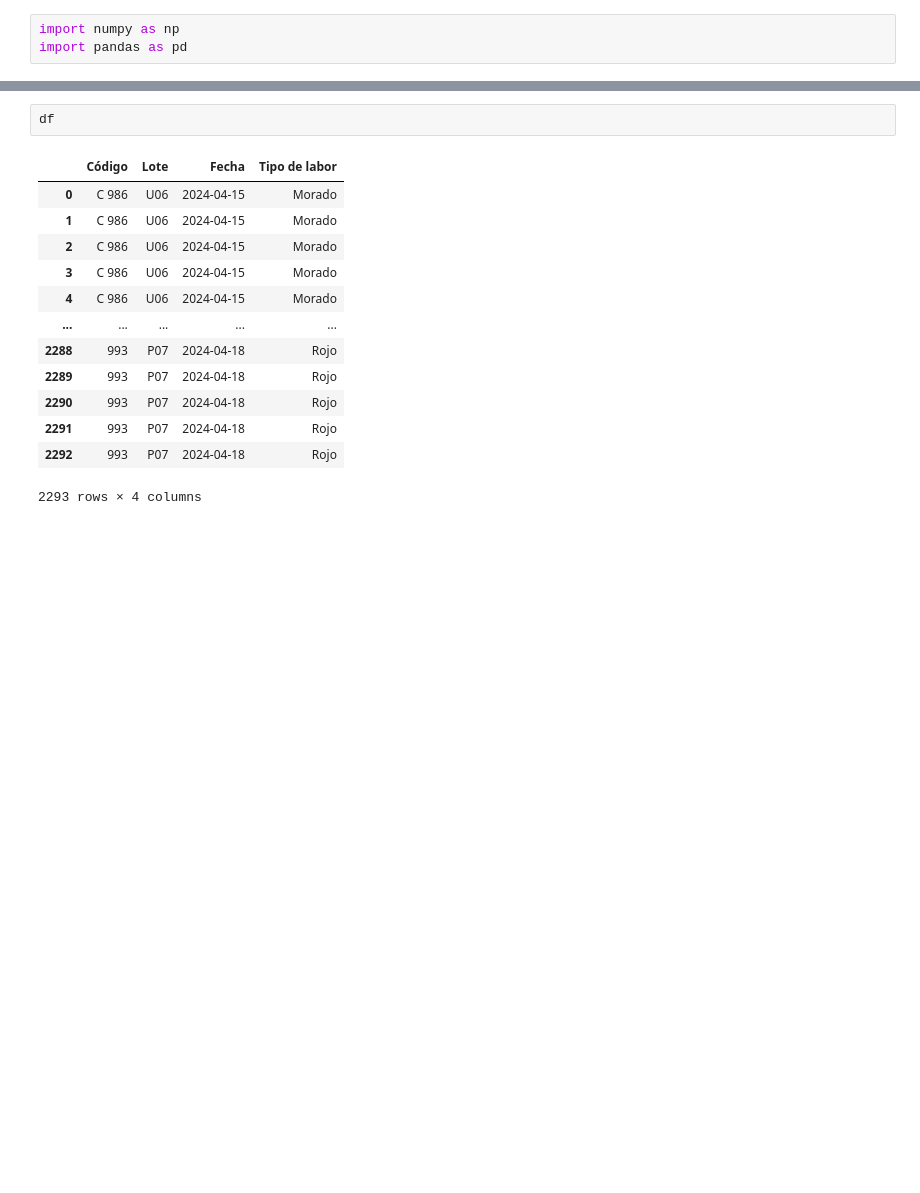
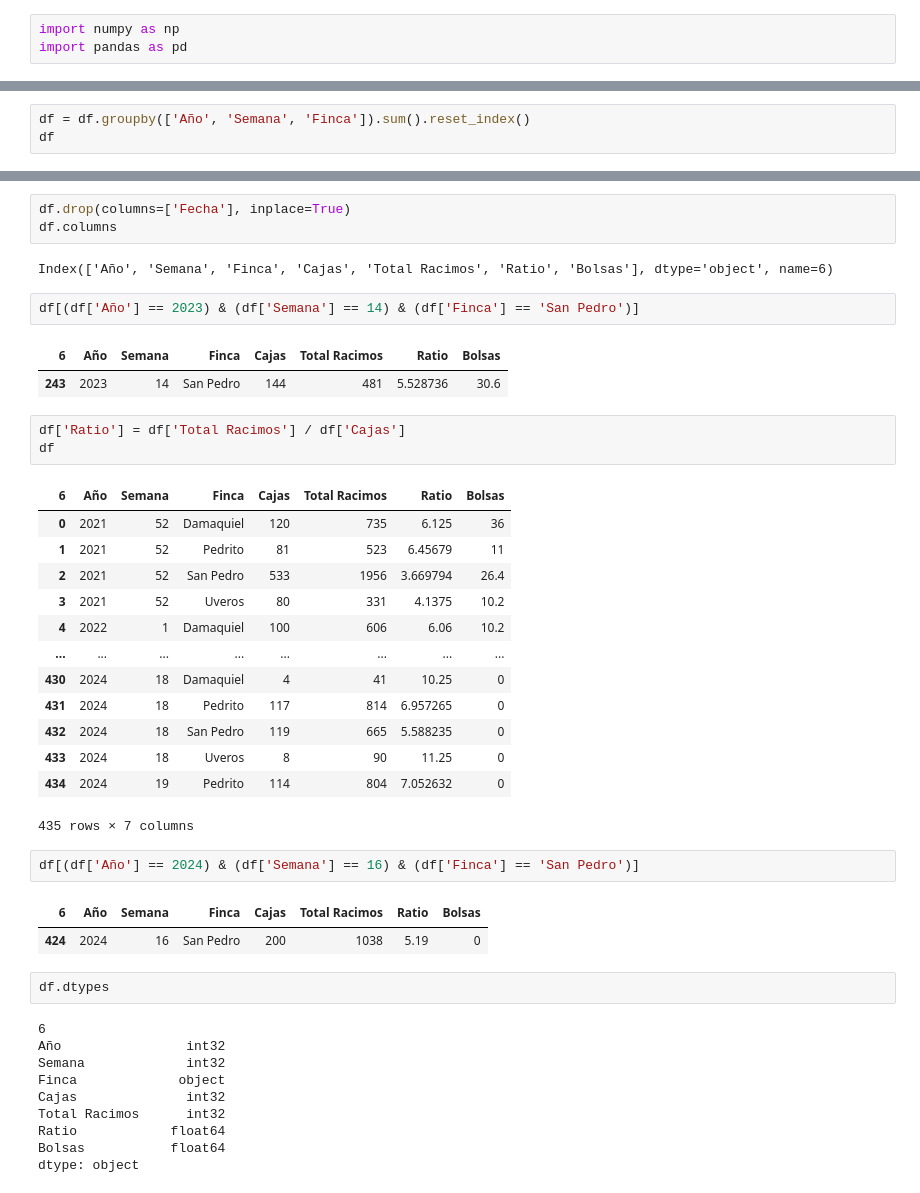
Before and after one commit to xd-mau5/zomac_data, a Jupyter notebook: prueba.ipynb, the cells around one changed output, grey strips where cells are left out. Drawn from its saved outputs; the diff is of its cells as text; blank space fills up the shorter version.

```diff
--- a/prueba.ipynb
+++ b/prueba.ipynb
@@ -107,0 +106,3 @@ dtype: object
+# %%
+df = df.groupby(['Año', 'Semana', 'Finca']).sum().reset_index()
+df
@@ -108,16 +123,44 @@ dtype: object
+# %%
+df.drop(columns=['Fecha'], inplace=True)
+df.columns
+# %% [output]
+Index(['Año', 'Semana', 'Finca', 'Cajas', 'Total Racimos', 'Ratio', 'Bolsas'], dtype='object', name=6)
+# %%
+df[(df['Año'] == 2023) & (df['Semana'] == 14) & (df['Finca'] == 'San Pedro')]
+# %% [output]
+| 6 | Año | Semana | Finca | Cajas | Total Racimos | Ratio | Bolsas |
+| 243 | 2023 | 14 | San Pedro | 144 | 481 | 5.528736 | 30.6 |
+# %%
+df['Ratio'] = df['Total Racimos'] / df['Cajas']
+df
+# %% [output]
+| 6 | Año | Semana | Finca | Cajas | Total Racimos | Ratio | Bolsas |
+| 0 | 2021 | 52 | Damaquiel | 120 | 735 | 6.125 | 36 |
+| 1 | 2021 | 52 | Pedrito | 81 | 523 | 6.45679 | 11 |
+| 2 | 2021 | 52 | San Pedro | 533 | 1956 | 3.669794 | 26.4 |
+| 3 | 2021 | 52 | Uveros | 80 | 331 | 4.1375 | 10.2 |
+| 4 | 2022 | 1 | Damaquiel | 100 | 606 | 6.06 | 10.2 |
+| ... | ... | ... | ... | ... | ... | ... | ... |
+| 430 | 2024 | 18 | Damaquiel | 4 | 41 | 10.25 | 0 |
+| 431 | 2024 | 18 | Pedrito | 117 | 814 | 6.957265 | 0 |
+| 432 | 2024 | 18 | San Pedro | 119 | 665 | 5.588235 | 0 |
+| 433 | 2024 | 18 | Uveros | 8 | 90 | 11.25 | 0 |
+| 434 | 2024 | 19 | Pedrito | 114 | 804 | 7.052632 | 0 |
+435 rows × 7 columns
+# %%
+df[(df['Año'] == 2024) & (df['Semana'] == 16) & (df['Finca'] == 'San Pedro')]
+# %% [output]
+| 6 | Año | Semana | Finca | Cajas | Total Racimos | Ratio | Bolsas |
+| 424 | 2024 | 16 | San Pedro | 200 | 1038 | 5.19 | 0 |
 # %%
-df
+df.dtypes
 # %% [output]
-|  | Código | Lote | Fecha | Tipo de labor |
-| 0 | C 986 | U06 | 2024-04-15 | Morado |
-| 1 | C 986 | U06 | 2024-04-15 | Morado |
-| 2 | C 986 | U06 | 2024-04-15 | Morado |
-| 3 | C 986 | U06 | 2024-04-15 | Morado |
-| 4 | C 986 | U06 | 2024-04-15 | Morado |
-| ... | ... | ... | ... | ... |
-| 2288 | 993 | P07 | 2024-04-18 | Rojo |
-| 2289 | 993 | P07 | 2024-04-18 | Rojo |
-| 2290 | 993 | P07 | 2024-04-18 | Rojo |
-| 2291 | 993 | P07 | 2024-04-18 | Rojo |
-| 2292 | 993 | P07 | 2024-04-18 | Rojo |
-2293 rows × 4 columns
+6
+Año                int32
+Semana             int32
+Finca             object
+Cajas              int32
+Total Racimos      int32
+Ratio            float64
+Bolsas           float64
+dtype: object
```
Also changed, not shown: parts of 15 cells of this notebook, 2 other files.
